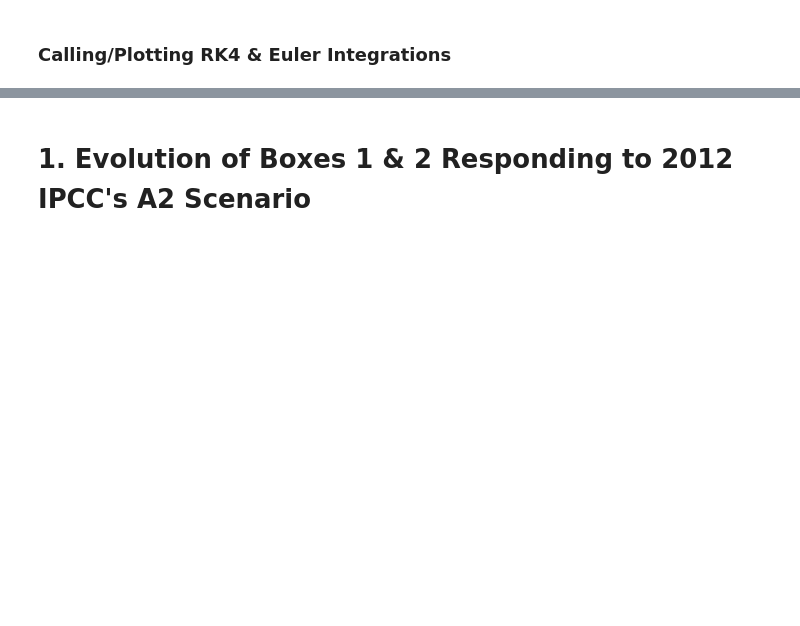
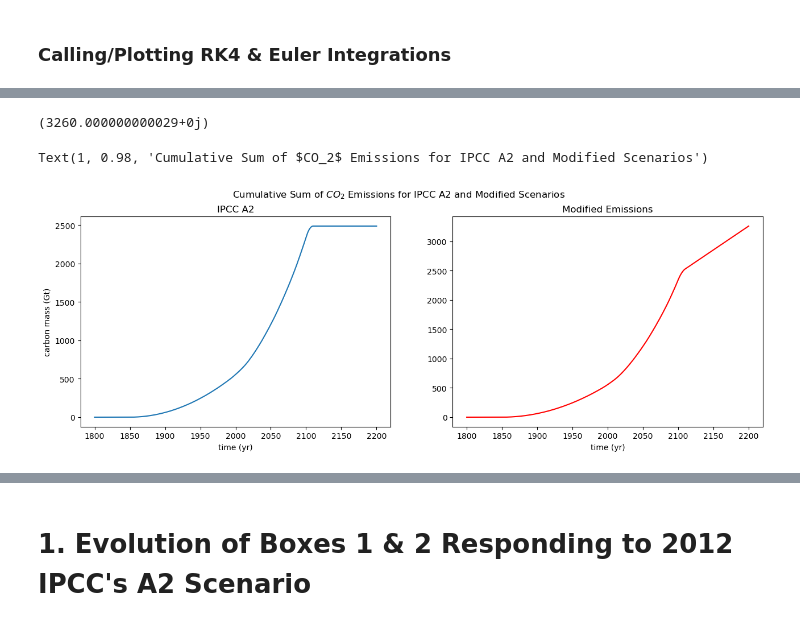
Before and after one commit to ejb1733/eosc453, a Jupyter notebook: assn1/code/main_final.ipynb, the cells around one changed output, grey strips where cells are left out. Drawn from its saved outputs; the diff is of its cells as text; code cells hidden in the pictures; blank space fills up the shorter version.

```diff
--- a/assn1/code/main_final.ipynb
+++ b/assn1/code/main_final.ipynb
@@ -10,14 +10,15 @@ from emissions import modified_emissions
 # %% [markdown]
 ### **Calling/Plotting RK4 & Euler Integrations** ###
 # %%
-# initial_masses = constants.Mi0
+# define which emissions scheme we will begin with
 constants.MODIFIED_EMISSIONS = False
 constants.FORCING = True
-constants.FIRE = False
 
+# define our time range
 xinitial = 1800
 xfinal =   2200
 
+# define our sample size
 n=3000
 # %%
 rungekutta_nine = rk4(fxy=ODEs_nineboxes, x0=xinitial, xf=xfinal, y0=constants.Mi0_nineboxes, N=n)
@@ -38,0 +77,50 @@ RK4 Time Elapsed: 1.772 seconds
+# %%
+## what is difference between sum of masses after forcing vs before?
+sum_masses_before = np.sum(rungekutta_modified_nine[1][0])
+sum_masses_after = np.sum(rungekutta_modified_nine[1][5000])
+
+difference_of_sums = sum_masses_after - sum_masses_before
+difference_of_sums
+# %% [output]
+(3260.000000000029+0j)
+# %%
+# define time period for which emissions will occur
+emission_time = np.linspace(xinitial, xfinal, 5000)
+# calculate step size
+step_size = (xfinal-xinitial)/5000
+
+# initialize array to represent cumulative emissions under IPCCA2 emissions scenario
+cumulative_emissions_IPCCA2 = np.zeros(5000)
+# initialize initial total mass of CO2 forced for IPCCA2
+tot_IPCCA2 = 0
+for i in range(1,5000):
+    # cumusum
+    tot_IPCCA2 = tot_IPCCA2 + emissions(emission_time[i-1])*step_size
+    cumulative_emissions_IPCCA2[i] = tot_IPCCA2
+
+# initialize array to represent cumulative emissions under our modified emissions scenario
+cumulative_emissions_modified = np.zeros(5000)
+# initialize initial total mass of CO2 forced for modified emissions
+tot_modified = 0
+for i in range(1,5000):
+    # cumusum
+    tot_modified = tot_modified + modified_emissions(emission_time[i-1])*step_size
+    cumulative_emissions_modified[i] = tot_modified
+# %%
+# plot our two cumulative emission scenarios
+cumufigs, cumuax = plt.subplots(1,2)
+cumuax[0].plot(emission_time, cumulative_emissions_IPCCA2)
+cumuax[1].plot(emission_time, cumulative_emissions_modified,color='red')
+
+cumufigs.subplots_adjust(right=2)
+
+cumuax[0].set_title('IPCC A2')
+cumuax[1].set_title('Modified Emissions')
+
+cumuax[0].set_ylabel('carbon mass (Gt)')
+cumuax[0].set_xlabel('time (yr)'), cumuax[1].set_xlabel('time (yr)')
+
+cumufigs.suptitle(t='Cumulative Sum of $CO_2$ Emissions for IPCC A2 and Modified Scenarios',x=1)
+# %% [output]
+Text(1, 0.98, 'Cumulative Sum of $CO_2$ Emissions for IPCC A2 and Modified Scenarios')
+[figure, added]
```
Also changed, not shown: parts of 28 cells of this notebook, 4 other files.
